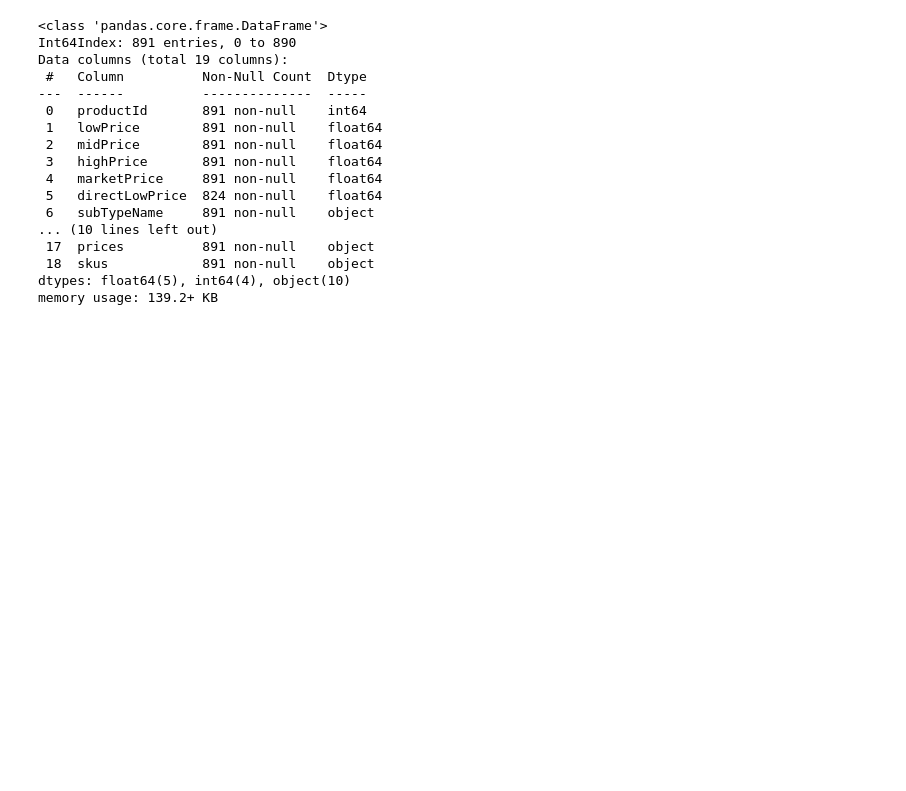
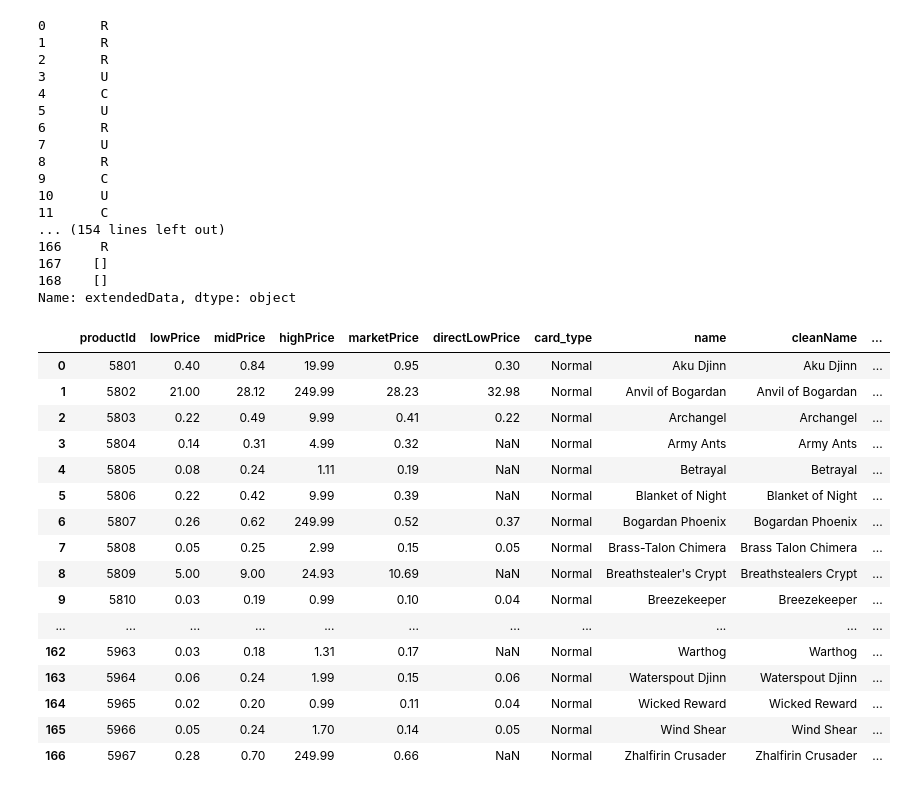
Before and after one commit to chriscoyle38/MTGDataProject, a Jupyter notebook: Magic Capstone.ipynb, the cells around one changed output. Drawn from its saved outputs; the diff is of its cells as text; code cells hidden in the pictures; blank space fills up the shorter version.

```diff
--- a/Magic Capstone.ipynb
+++ b/Magic Capstone.ipynb
@@ -78,27 +145,49 @@ pricedf = pricedf.merge(buy_df, on='productId')
 # %%
-for i in range(len(pricedf)):
-    pricedf.extendedData[i] = pricedf.extendedData[i][0]['value']
+# get the rarity of the card out of the TCGPlayer extended data
+
+# for i in range(len(pricedf-1)):
+#     pricedf.extendedData[i] = pricedf.extendedData[i][0]['value']
 # %% [output]
-<class 'pandas.core.frame.DataFrame'>
-Int64Index: 891 entries, 0 to 890
-Data columns (total 19 columns):
- #   Column          Non-Null Count  Dtype
----  ------          --------------  -----
- 0   productId       891 non-null    int64
- 1   lowPrice        891 non-null    float64
- 2   midPrice        891 non-null    float64
- 3   highPrice       891 non-null    float64
- 4   marketPrice     891 non-null    float64
- 5   directLowPrice  824 non-null    float64
- 6   subTypeName     891 non-null    object
-... (10 lines left out)
- 17  prices          891 non-null    object
- 18  skus            891 non-null    object
-dtypes: float64(5), int64(4), object(10)
-memory usage: 139.2+ KB
+0       R
+1       R
+2       R
+3       U
+4       C
+5       U
+6       R
+7       U
+8       R
+9       C
+10      U
+11      C
+... (154 lines left out)
+166     R
+167    []
+168    []
+Name: extendedData, dtype: object
 # %%
+# Change groupId to set abbreviation and rename columns to read more easily
+
 pricedf['groupId'] = mtgset
 pricedf.rename(columns = {'prices':'buylist_price'}, inplace = True)
 pricedf.rename(columns = {'subTypeName':'card_type'}, inplace = True)
 pricedf.rename(columns = {'extendedData':'Rarity'}, inplace = True)
-pricedf = pricedf[['name','lowPrice','midPrice','highPrice','marketPrice','groupId','buylist_price', 'card_type','Rarity']]
+pricedf.sort_values('name')
+# %% [output]
+|  | productId | lowPrice | midPrice | highPrice | marketPrice | directLowPrice | card_type | name | cleanName | ... |
+| 0 | 5801 | 0.40 | 0.84 | 19.99 | 0.95 | 0.30 | Normal | Aku Djinn | Aku Djinn | ... |
+| 1 | 5802 | 21.00 | 28.12 | 249.99 | 28.23 | 32.98 | Normal | Anvil of Bogardan | Anvil of Bogardan | ... |
+| 2 | 5803 | 0.22 | 0.49 | 9.99 | 0.41 | 0.22 | Normal | Archangel | Archangel | ... |
+| 3 | 5804 | 0.14 | 0.31 | 4.99 | 0.32 | NaN | Normal | Army Ants | Army Ants | ... |
+| 4 | 5805 | 0.08 | 0.24 | 1.11 | 0.19 | NaN | Normal | Betrayal | Betrayal | ... |
+| 5 | 5806 | 0.22 | 0.42 | 9.99 | 0.39 | NaN | Normal | Blanket of Night | Blanket of Night | ... |
+| 6 | 5807 | 0.26 | 0.62 | 249.99 | 0.52 | 0.37 | Normal | Bogardan Phoenix | Bogardan Phoenix | ... |
+| 7 | 5808 | 0.05 | 0.25 | 2.99 | 0.15 | 0.05 | Normal | Brass-Talon Chimera | Brass Talon Chimera | ... |
+| 8 | 5809 | 5.00 | 9.00 | 24.93 | 10.69 | NaN | Normal | Breathstealer's Crypt | Breathstealers Crypt | ... |
+| 9 | 5810 | 0.03 | 0.19 | 0.99 | 0.10 | 0.04 | Normal | Breezekeeper | Breezekeeper | ... |
+| ... | ... | ... | ... | ... | ... | ... | ... | ... | ... | ... |
+| 162 | 5963 | 0.03 | 0.18 | 1.31 | 0.17 | NaN | Normal | Warthog | Warthog | ... |
+| 163 | 5964 | 0.06 | 0.24 | 1.99 | 0.15 | 0.06 | Normal | Waterspout Djinn | Waterspout Djinn | ... |
+| 164 | 5965 | 0.02 | 0.20 | 0.99 | 0.11 | 0.04 | Normal | Wicked Reward | Wicked Reward | ... |
+| 165 | 5966 | 0.05 | 0.24 | 1.70 | 0.14 | 0.05 | Normal | Wind Shear | Wind Shear | ... |
+| 166 | 5967 | 0.28 | 0.70 | 249.99 | 0.66 | NaN | Normal | Zhalfirin Crusader | Zhalfirin Crusader | ... |
```
Also changed, not shown: parts of 17 cells of this notebook, 1 other file.
